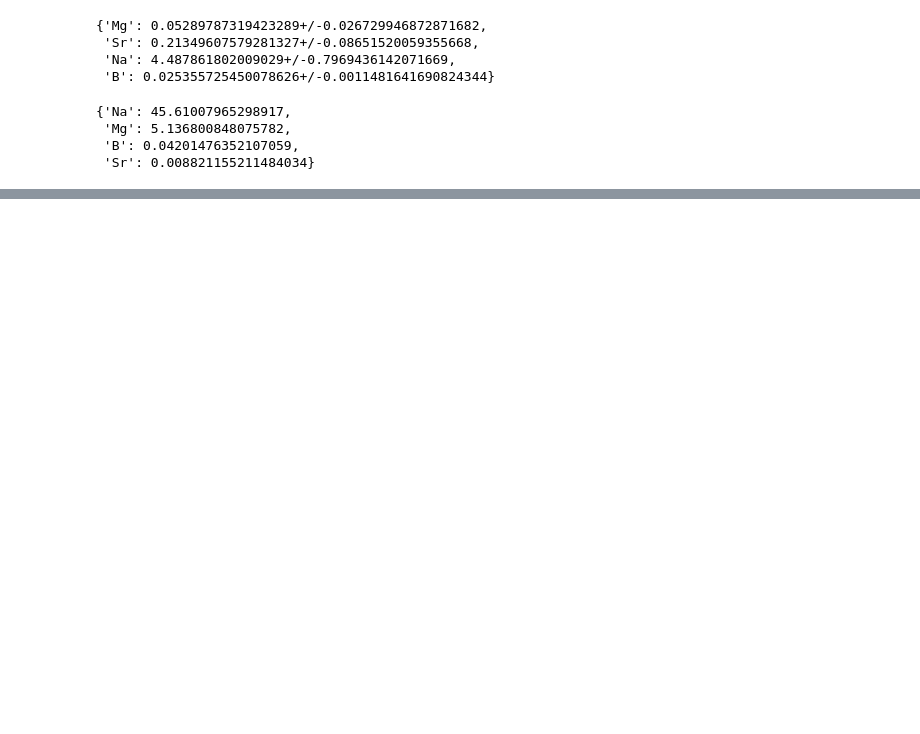
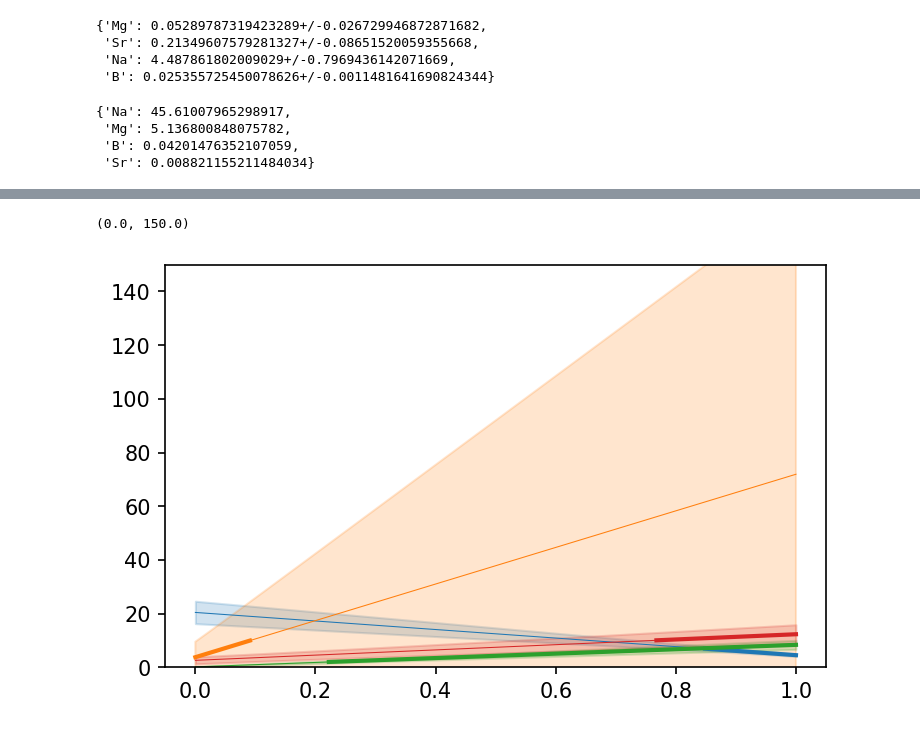
Before and after one commit to oscarbranson/supplementary, a Jupyter notebook: supplements/vaterite_geochem/04_double_fractionation.ipynb, the cells around one changed output, grey strips where cells are left out. Saved outputs shown, nothing was run; the diff lists cells and outputs as text; code cells hidden in the pictures; blank space fills up the shorter version.

```diff
--- a/supplements/vaterite_geochem/04_double_fractionation.ipynb
+++ b/supplements/vaterite_geochem/04_double_fractionation.ipynb
@@ -107,0 +134,37 @@ ax.legend()
+# %%
+def doublefrac_exchange(SW, DC, DV, e):
+    return (SW * e + (SW * DV) * (1 - e)) * DC
+# %%
+e = np.linspace(0, 1, 100)
+calc_foram_exchange = {el: doublefrac_exchange(SW=SW_ratios[el], DC=D_calcite[el], DV=D_vaterite[el], e=e) for el in SW_ratios}
+# %%
+fig, ax = plt.subplots(constrained_layout=True)
+
+els = list(SW_ratios.keys())
+
+space = 0.1
+
+for el in els:
+    m = np.array(multipliers[el])
+    # line = ax.plot([i,i], foram_ratio_ranges[el] * m, lw=4, alpha=0.6)
+
+    line = ax.plot(e, nom(calc_foram_exchange[el]) * m, lw=0.5)
+    c = line[0].get_color()
+
+    ax.fill_between(e, nom(calc_foram_exchange[el]) * m - err(calc_foram_exchange[el]) * m, nom(calc_foram_exchange[el]) * m + err(calc_foram_exchange[el]) * m, color=c, alpha=0.2, zorder=-2)
+
+    ind = (calc_foram_exchange[el] > foram_ratio_ranges[el][0]) & (calc_foram_exchange[el] < foram_ratio_ranges[el][1])
+    ax.plot(e[ind], nom(calc_foram_exchange[el][ind]) * m, lw=2, color=c)
+
+ax.set_ylim(0,150)
+# ax.set_xticks(np.arange(len(SW_ratios)))
+# ax.set_xticklabels([f'{el}/Ca' for el in els])
+
+# ax.set_ylabel('Foram X/Ca (mmol/mol)')
+
+# ax.plot([],[],color='k', lw=4, alpha=0.4, label='Foram Range')
+# ax.scatter([],[], color='k', alpha=0.7, label='Double Fractionation')
+# ax.legend()
+# %% [output]
+(0.0, 150.0)
+[figure, added]
```
Also changed, not shown: parts of 6 cells of this notebook, 4 other files.
